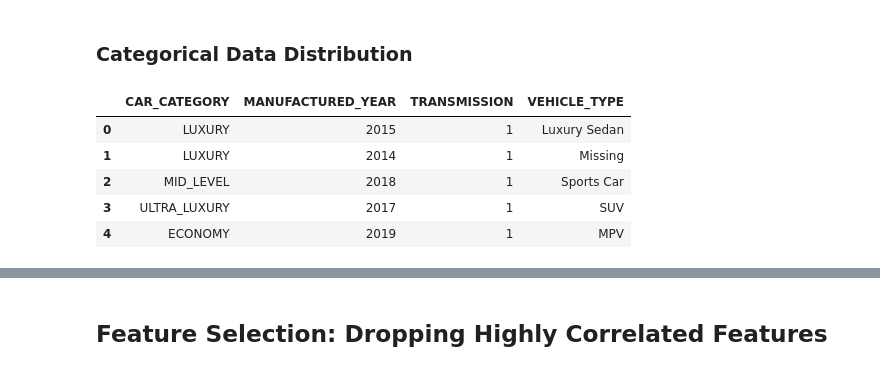
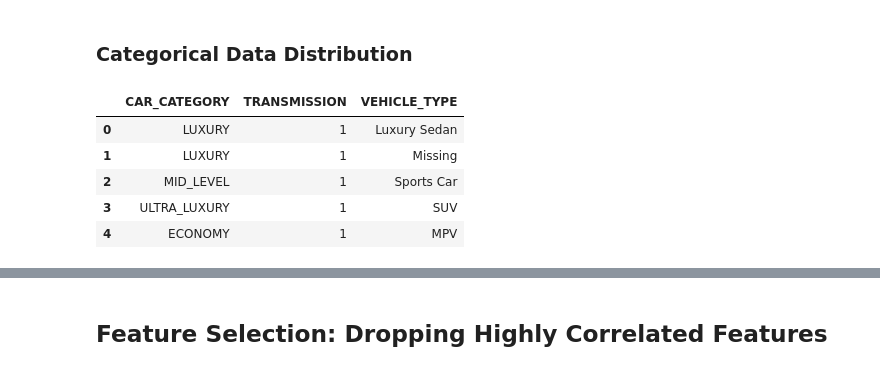
Before and after one commit to thejustinn/CarPricePrediction, a Jupyter notebook: notebooks/Used Car Price Prediction(16594 rows).ipynb, the cells around one changed output, grey strips where cells are left out. Saved outputs shown, nothing was run; the diff lists cells and outputs as text; code cells hidden in the pictures.

```diff
--- a/notebooks/Used Car Price Prediction(16594 rows).ipynb
+++ b/notebooks/Used Car Price Prediction(16594 rows).ipynb
@@ -635,22 +635,22 @@ sns.heatmap(df_num.corr(), annot=True, cmap='coolwarm', fmt=".2f", linewidths=0.
 ### Categorical Data Distribution
 # %%
 cat_var=['CAR_CATEGORY',
-         'MANUFACTURED_YEAR',
+#        'MANUFACTURED_YEAR',
          'TRANSMISSION',
          'VEHICLE_TYPE'
 #         'REG_DATE',
 #         'POST_DATE'
 ]
 
 df_cat=df_clean[cat_var]
 df_cat.head()
 # %% [output]
-|  | CAR_CATEGORY | MANUFACTURED_YEAR | TRANSMISSION | VEHICLE_TYPE |
-| 0 | LUXURY | 2015 | 1 | Luxury Sedan |
-| 1 | LUXURY | 2014 | 1 | Missing |
-| 2 | MID_LEVEL | 2018 | 1 | Sports Car |
-| 3 | ULTRA_LUXURY | 2017 | 1 | SUV |
-| 4 | ECONOMY | 2019 | 1 | MPV |
+|  | CAR_CATEGORY | TRANSMISSION | VEHICLE_TYPE |
+| 0 | LUXURY | 1 | Luxury Sedan |
+| 1 | LUXURY | 1 | Missing |
+| 2 | MID_LEVEL | 1 | Sports Car |
+| 3 | ULTRA_LUXURY | 1 | SUV |
+| 4 | ECONOMY | 1 | MPV |
 # %%
 plt.figure(figsize=(12, 8))
 sns.set_theme(style="whitegrid")  # Optional: Set the plot style
```
Also changed, not shown: parts of 40 cells of this notebook.
